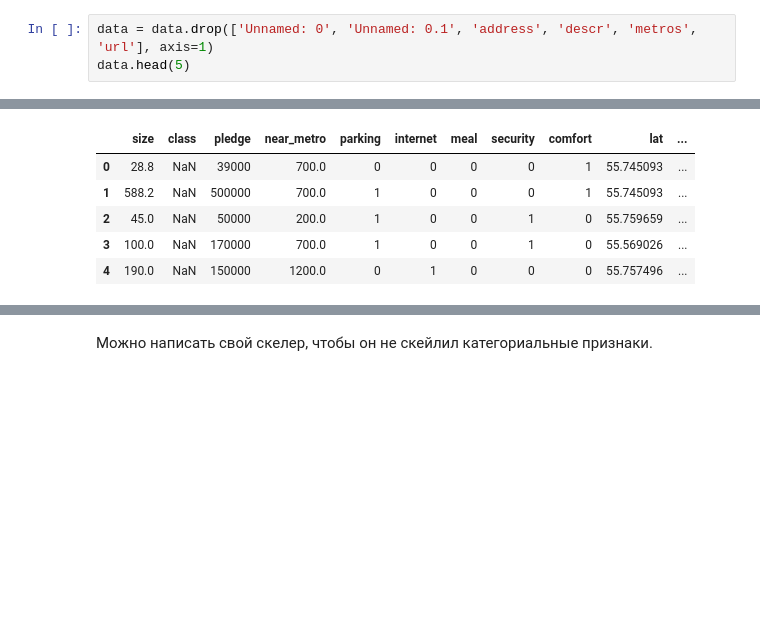
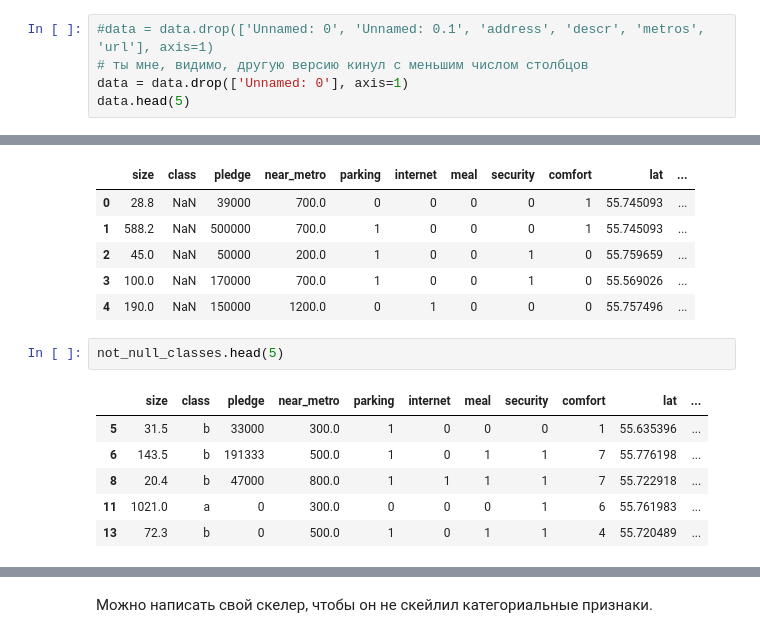
Before and after one commit to Satbek/project-sphere, a Jupyter notebook: data proccessing/Fill Nan.ipynb, the cells around one changed output, grey strips where cells are left out. Saved outputs shown, nothing was run; the diff lists cells and outputs as text; blank space fills up the shorter version.

```diff
--- a/data proccessing/Fill Nan.ipynb
+++ b/data proccessing/Fill Nan.ipynb
@@ -83,5 +87,7 @@ data.head(5)
 # %%
-data = data.drop(['Unnamed: 0', 'Unnamed: 0.1', 'address', 'descr', 'metros', 'url'], axis=1)
+#data = data.drop(['Unnamed: 0', 'Unnamed: 0.1', 'address', 'descr', 'metros', 'url'], axis=1)
+# ты мне, видимо, другую версию кинул с меньшим числом столбцов
+data = data.drop(['Unnamed: 0'], axis=1)
 data.head(5)
 # %% [output]
 |  | size | class | price | pledge | near_metro | parking | internet | meal | security | comfort | ... |
@@ -108,3 +114,12 @@ null_classes.head(5)
 | 2 | 45.0 | NaN | 50000 | 200.0 | 1 | 0 | 0 | 1 | 0 | 55.759659 | ... |
 | 3 | 100.0 | NaN | 170000 | 700.0 | 1 | 0 | 0 | 1 | 0 | 55.569026 | ... |
 | 4 | 190.0 | NaN | 150000 | 1200.0 | 0 | 1 | 0 | 0 | 0 | 55.757496 | ... |
+# %%
+not_null_classes.head(5)
+# %% [output]
+|  | size | class | pledge | near_metro | parking | internet | meal | security | comfort | lat | ... |
+| 5 | 31.5 | b | 33000 | 300.0 | 1 | 0 | 0 | 0 | 1 | 55.635396 | ... |
+| 6 | 143.5 | b | 191333 | 500.0 | 1 | 0 | 1 | 1 | 7 | 55.776198 | ... |
+| 8 | 20.4 | b | 47000 | 800.0 | 1 | 1 | 1 | 1 | 7 | 55.722918 | ... |
+| 11 | 1021.0 | a | 0 | 300.0 | 0 | 0 | 0 | 1 | 6 | 55.761983 | ... |
+| 13 | 72.3 | b | 0 | 500.0 | 1 | 0 | 1 | 1 | 4 | 55.720489 | ... |
```
Also changed, not shown: parts of 9 cells of this notebook.
